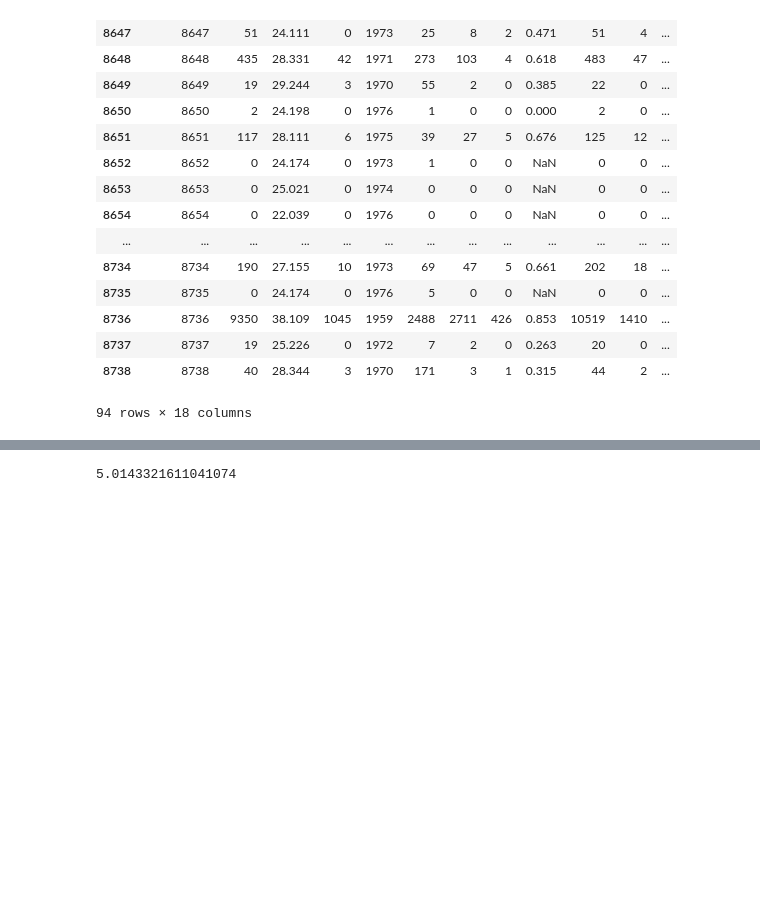
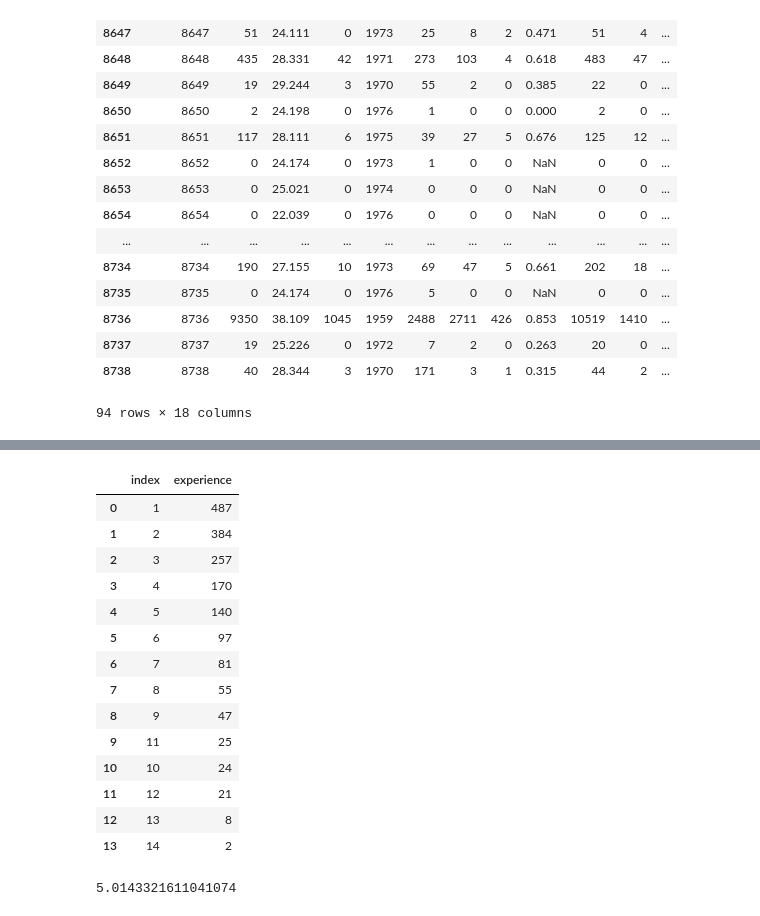
Before and after one commit to JulienAssouline/data-studios-projects, a Jupyter notebook: code/Baseball_life/Baseball life analysis.ipynb, the cells around one changed output, grey strips where cells are left out. Saved outputs shown, nothing was run; the diff lists cells and outputs as text; code cells hidden in the pictures; blank space fills up the shorter version.

```diff
--- a/code/Baseball_life/Baseball life analysis.ipynb
+++ b/code/Baseball_life/Baseball life analysis.ipynb
@@ -60,3 +61,5 @@ Baseball_careers.sort_values(by = "From")
 Baseball_careers.to_csv("Baseball_careers_fixed.csv")
 # %%
 Baseball_careers_1999 = Baseball_careers[Baseball_careers["From"] > 1999]
+# %%
+Baseball_careers_1999_distribution = Baseball_careers_1999["experience"].value_counts().reset_index()
@@ -63,3 +68,21 @@ Baseball_careers_1999 = Baseball_careers[Baseball_careers["From"] > 1999]
+# %%
+Baseball_careers_1999_distribution
+# %% [output]
+|  | index | experience |
+| 0 | 1 | 487 |
+| 1 | 2 | 384 |
+| 2 | 3 | 257 |
+| 3 | 4 | 170 |
+| 4 | 5 | 140 |
+| 5 | 6 | 97 |
+| 6 | 7 | 81 |
+| 7 | 8 | 55 |
+| 8 | 9 | 47 |
+| 9 | 11 | 25 |
+| 10 | 10 | 24 |
+| 11 | 12 | 21 |
+| 12 | 13 | 8 |
+| 13 | 14 | 2 |
 # %%
 Baseball_careers_1999.to_csv("Baseball_careers_1999.csv")
 # %%
```
Also changed, not shown: parts of 3 cells of this notebook, 3 other files.
